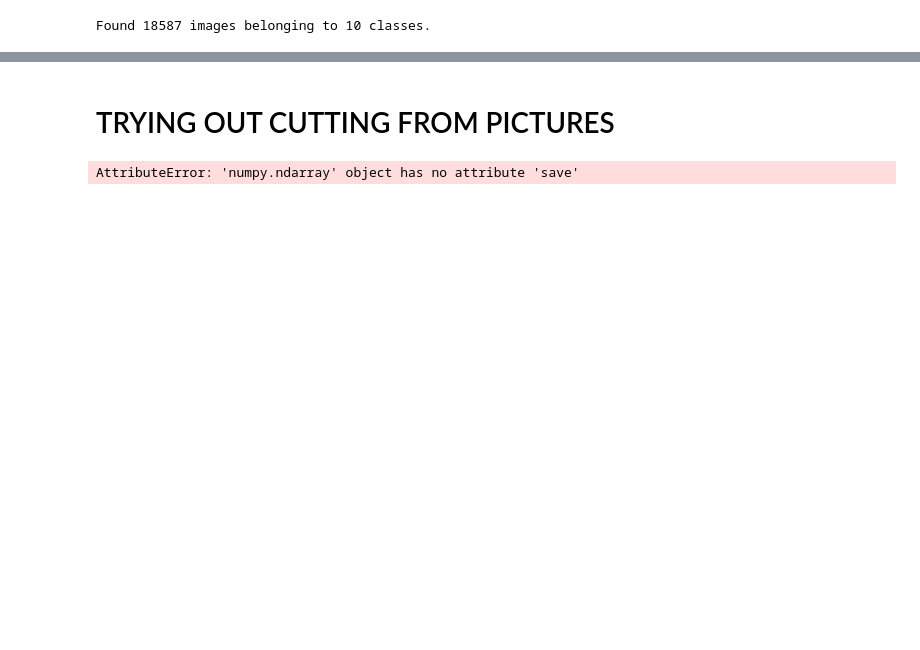
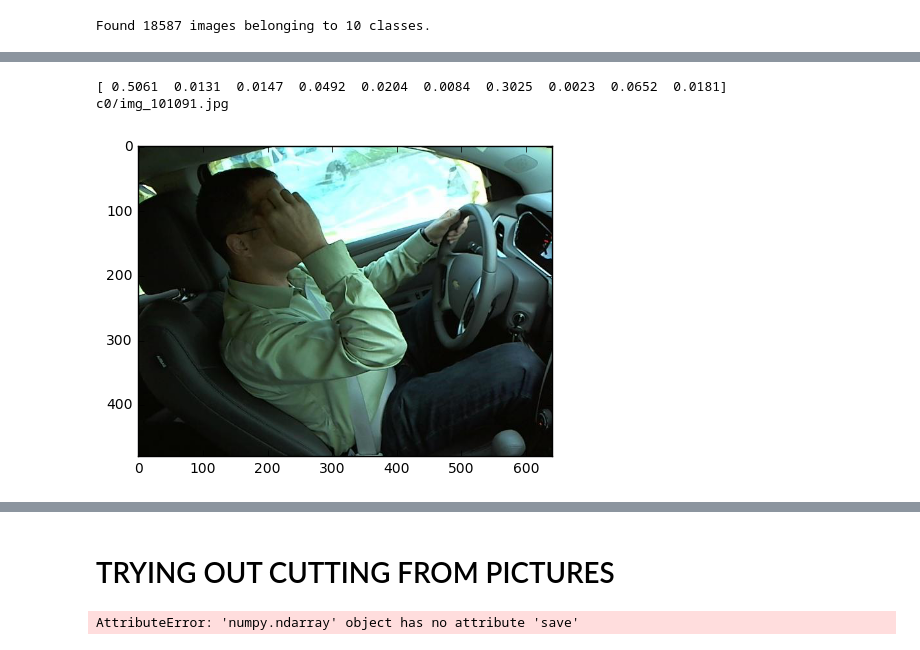
Before and after one commit to philippbayer/machine_learning_notebooks, a Jupyter notebook: Statefarm.ipynb, the cells around one changed output, grey strips where cells are left out. Cells and saved outputs as stored; diff of their text form; code cells hidden in the pictures; blank space fills up the shorter version.

Commit message:
First try of fixing weird training data

```diff
--- a/Statefarm.ipynb
+++ b/Statefarm.ipynb
@@ -390 +413,5 @@ Epoch 7/7
 <keras.callbacks.History at 0x...>
+# %%
+bn_model.optimizer.lr = 1e-9
+bn_model.fit(conv_feat, trn_labels, batch_size=batch_size, nb_epoch=7,
+             validation_data=(conv_val_feat, val_labels))
@@ -390,0 +439,6 @@ Epoch 7/7
+# %%
+bn_model.save_weights(path+'models/bn_model.h5')
+bn_model.load_weights(path+'models/bn_model.h5')
+# %%
+bn_feat = bn_model.predict(conv_feat, batch_size=batch_size)
+bn_val_feat = bn_model.predict(conv_val_feat, batch_size=batch_size)
@@ -390,0 +485,11 @@ Epoch 7/7
+# %%
+def check_training_picture(bn_feat, filenames, number):
+    print(bn_feat[number,:])
+    print(filenames[number])
+    plt.imshow(mpimg.imread('train/' + filenames[number]))
+# %%
+check_training_picture(bn_feat, filenames, 22)
+# %% [output]
+[ 0.5061  0.0131  0.0147  0.0492  0.0204  0.0084  0.3025  0.0023  0.0652  0.0181]
+c0/img_101091.jpg
+[figure, added]
```
Also changed, not shown: parts of 49 cells of this notebook.
